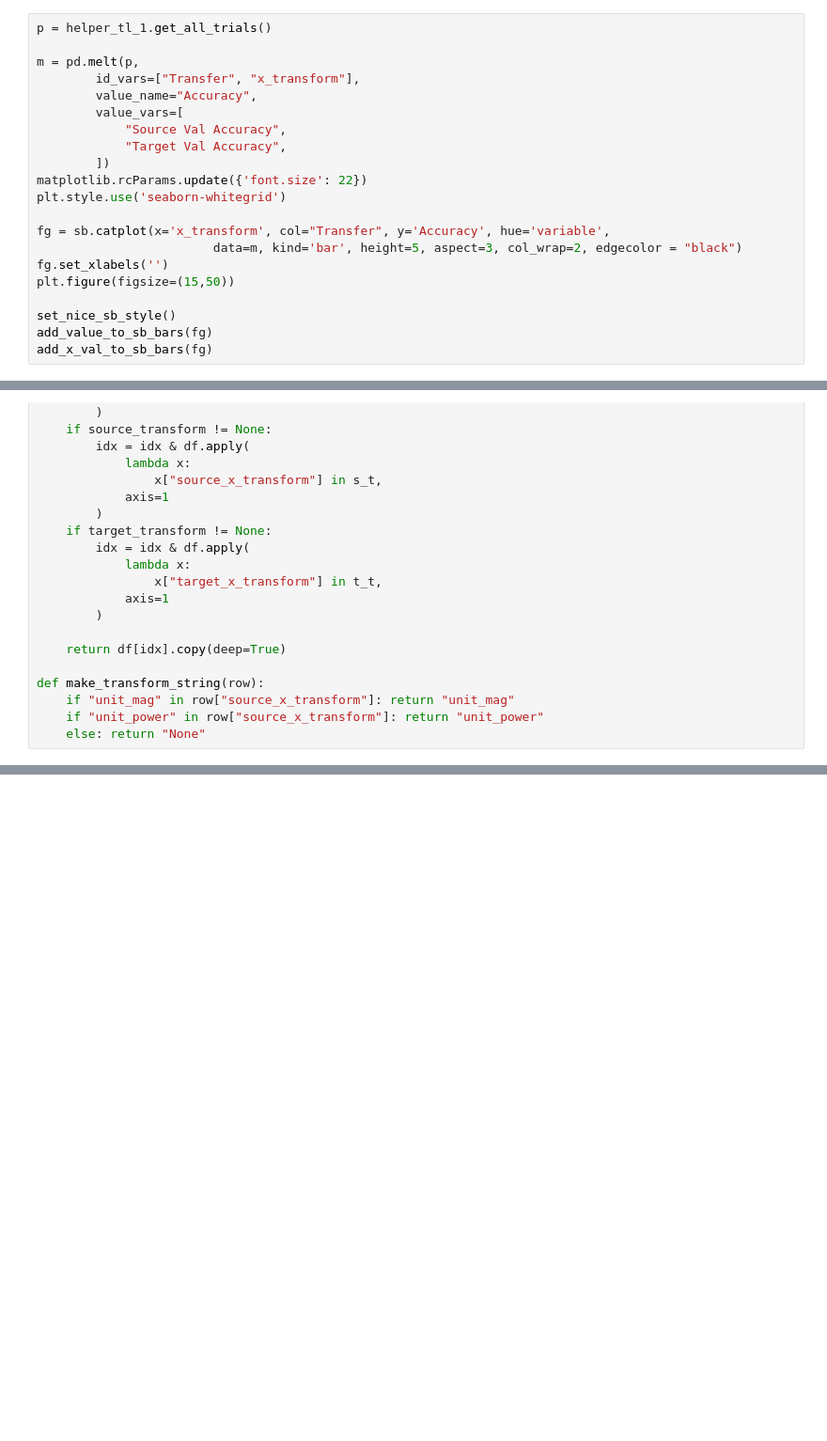
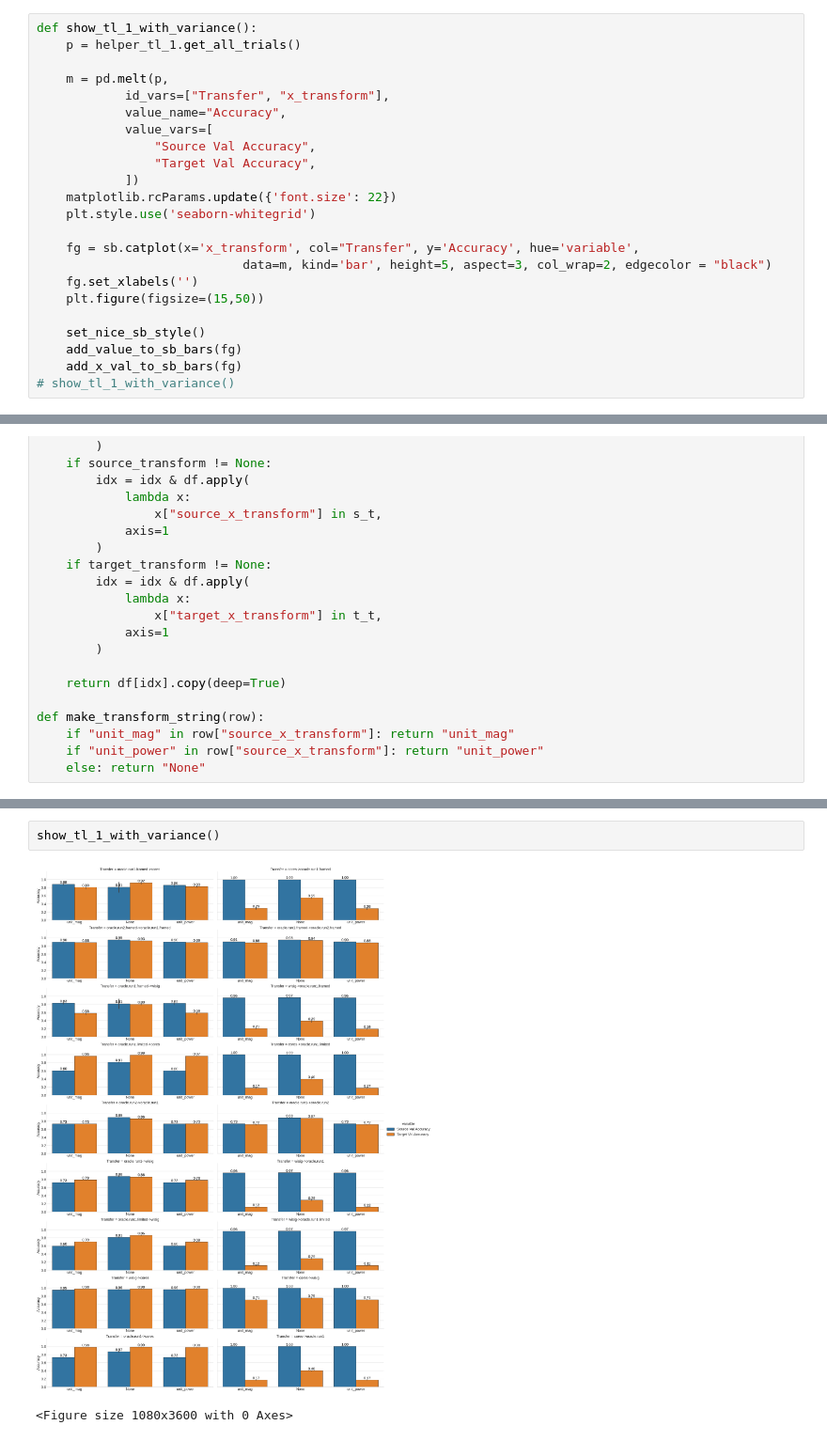
Before and after one commit to stevester94/csc500-notebooks, a Jupyter notebook: analysis/tl_pandas.ipynb, the cells around one changed output, grey strips where cells are left out. Shown at 94% size. Drawn from its saved outputs; the diff is of its cells as text; blank space fills up the shorter version.

```diff
--- a/analysis/tl_pandas.ipynb
+++ b/analysis/tl_pandas.ipynb
@@ -92,23 +93,25 @@ helper_tl_1 = tl_1_Helper()
 # Baseline TL results
 Show variance in seeds
 # %%
-p = helper_tl_1.get_all_trials()
+def show_tl_1_with_variance():
+    p = helper_tl_1.get_all_trials()
 
-m = pd.melt(p,
-        id_vars=["Transfer", "x_transform"],
-        value_name="Accuracy",
-        value_vars=[
-            "Source Val Accuracy",
-            "Target Val Accuracy",
-        ])
-matplotlib.rcParams.update({'font.size': 22})
-plt.style.use('seaborn-whitegrid')
+    m = pd.melt(p,
+            id_vars=["Transfer", "x_transform"],
+            value_name="Accuracy",
+            value_vars=[
+                "Source Val Accuracy",
+                "Target Val Accuracy",
+            ])
+    matplotlib.rcParams.update({'font.size': 22})
+    plt.style.use('seaborn-whitegrid')
 
-fg = sb.catplot(x='x_transform', col="Transfer", y='Accuracy', hue='variable',
-                        data=m, kind='bar', height=5, aspect=3, col_wrap=2, edgecolor = "black")
-fg.set_xlabels('')
-plt.figure(figsize=(15,50))
+    fg = sb.catplot(x='x_transform', col="Transfer", y='Accuracy', hue='variable',
+                            data=m, kind='bar', height=5, aspect=3, col_wrap=2, edgecolor = "black")
+    fg.set_xlabels('')
+    plt.figure(figsize=(15,50))
 
-set_nice_sb_style()
-add_value_to_sb_bars(fg)
-add_x_val_to_sb_bars(fg)
+    set_nice_sb_style()
+    add_value_to_sb_bars(fg)
+    add_x_val_to_sb_bars(fg)
+# show_tl_1_with_variance()
@@ -682,0 +636,5 @@ add_x_val_to_sb_bars(fg)
+# %%
+show_tl_1_with_variance()
+# %% [output]
+[figure, added]
+<Figure size 1080x3600 with 0 Axes>
```
Also changed, not shown: parts of 41 cells of this notebook, 1 other file.
